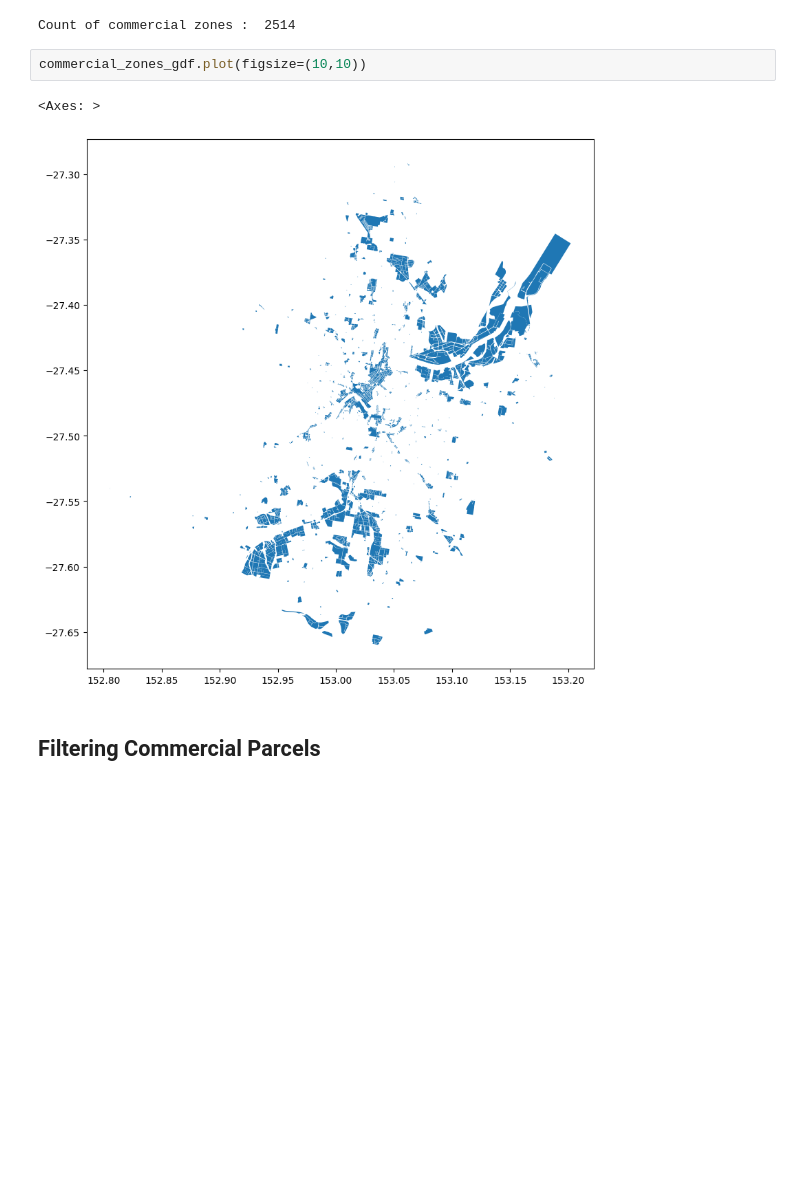
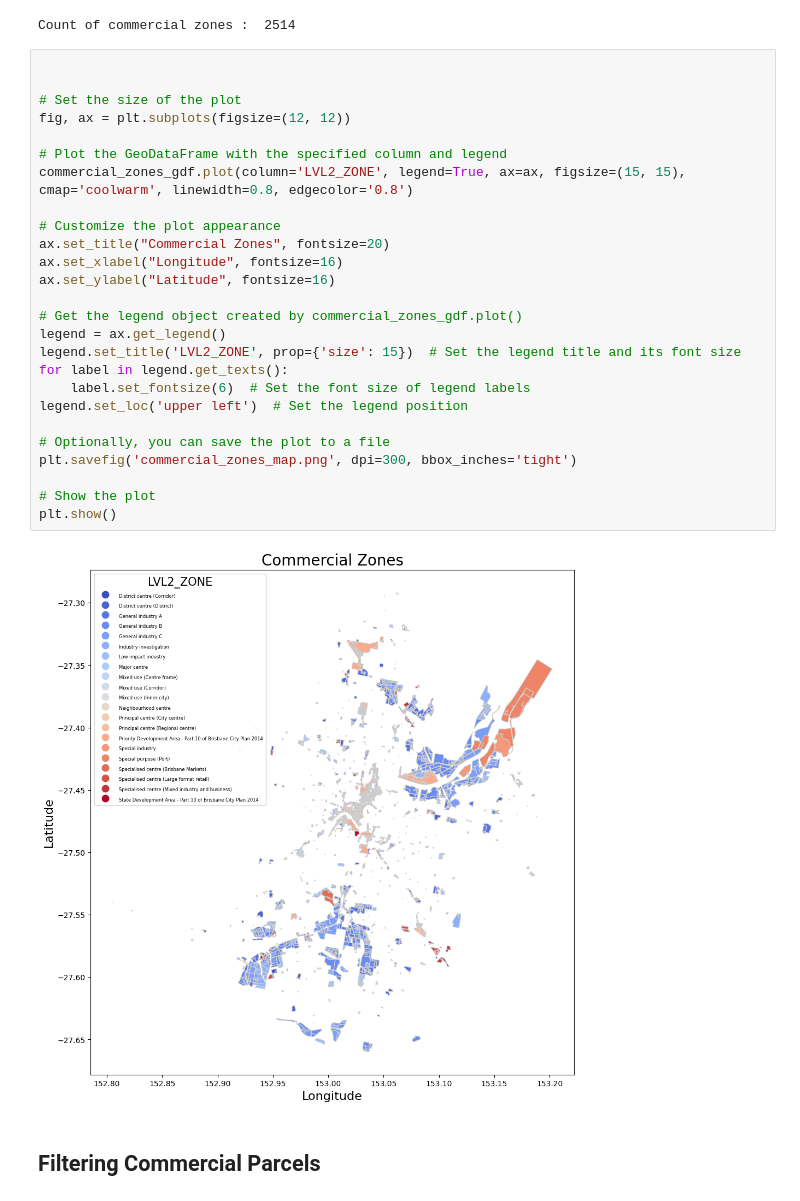
Before and after one commit to sairamkumar-zessta/Arealytics, a Jupyter notebook: Property_process-2.ipynb, the cells around one changed output. Saved outputs shown, nothing was run; the diff lists cells and outputs as text; blank space fills up the shorter version.

```diff
--- a/Property_process-2.ipynb
+++ b/Property_process-2.ipynb
@@ -262,10 +262,33 @@ print("Count of commercial zones : " ,len(commercial_zones_gdf))
 # %% [output]
 Count of commercial zones :  2514
 # %%
-commercial_zones_gdf.plot(figsize=(10,10))
+
+
+# Set the size of the plot
+fig, ax = plt.subplots(figsize=(12, 12))
+
+# Plot the GeoDataFrame with the specified column and legend
+commercial_zones_gdf.plot(column='LVL2_ZONE', legend=True, ax=ax, figsize=(15, 15), cmap='coolwarm', linewidth=0.8, edgecolor='0.8')
+
+# Customize the plot appearance
+ax.set_title("Commercial Zones", fontsize=20)
+ax.set_xlabel("Longitude", fontsize=16)
+ax.set_ylabel("Latitude", fontsize=16)
+
+# Get the legend object created by commercial_zones_gdf.plot()
+legend = ax.get_legend()
+legend.set_title('LVL2_ZONE', prop={'size': 15})  # Set the legend title and its font size
+for label in legend.get_texts():
+    label.set_fontsize(6)  # Set the font size of legend labels
+legend.set_loc('upper left')  # Set the legend position
+
+# Optionally, you can save the plot to a file
+plt.savefig('commercial_zones_map.png', dpi=300, bbox_inches='tight')
+
+# Show the plot
+plt.show()
 # %% [output]
-<Axes: >
-[figure, old version]
+[figure, new version]
 # %% [markdown]
 ## Filtering Commercial Parcels
 # %%
```
Also changed, not shown: parts of 58 cells of this notebook.
